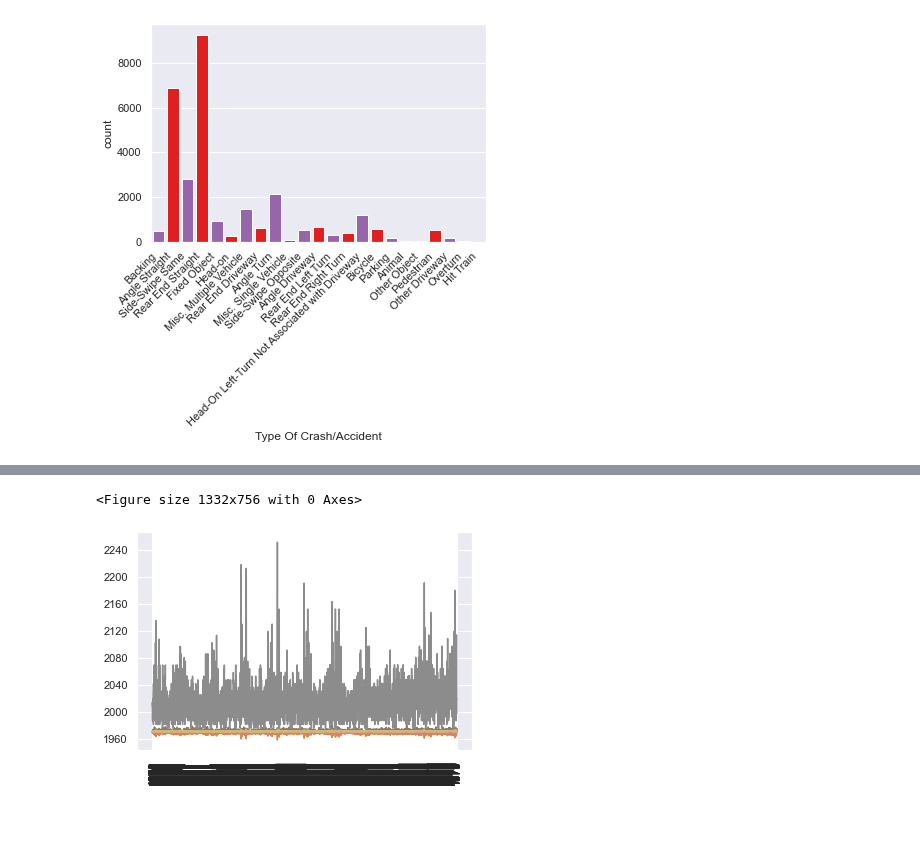
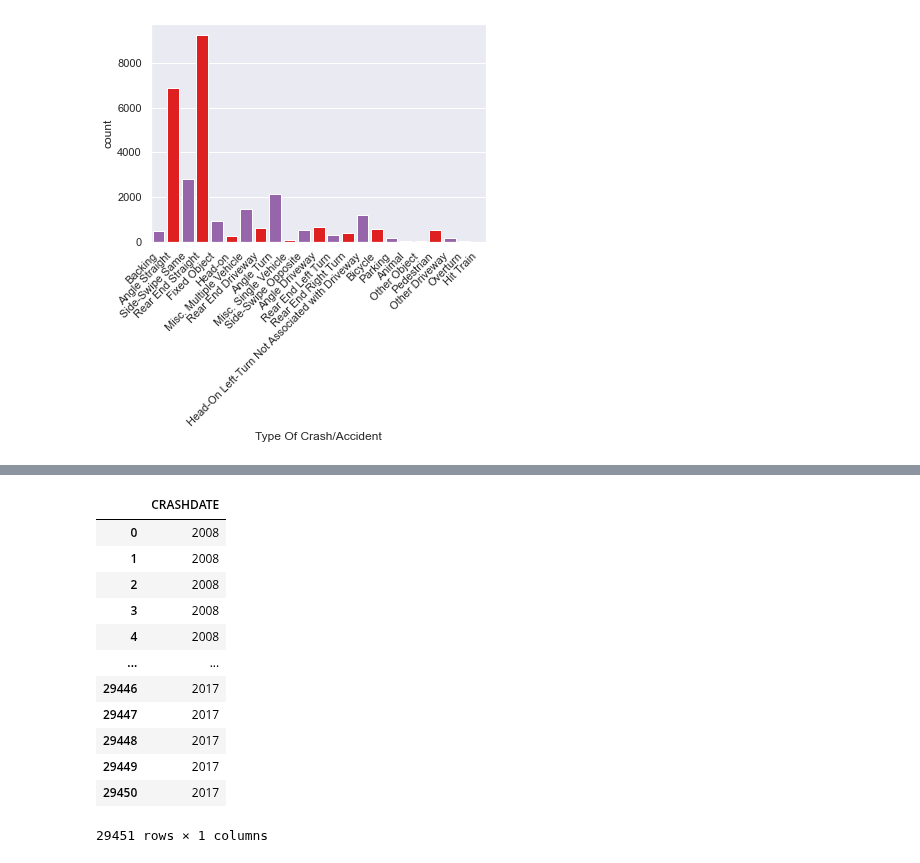
Before and after one commit to Ambush3/GR_Crash_Data, a Jupyter notebook: Crash.ipynb, the cells around one changed output, grey strips where cells are left out. Cells and saved outputs as stored; diff of their text form; code cells hidden in the pictures; blank space fills up the shorter version.

```diff
--- a/Crash.ipynb
+++ b/Crash.ipynb
@@ -471,24 +471,25 @@ df2.head()
-# %%
-data_clean['CRASHDATE'] = pd.to_datetime(data_clean['CRASHDATE'] - '%m-%d')
-
-
-
-# import matplotlib
-# import matplotlib.dates as mdates
-#
-# fig = matplotlib.pyplot.gcf()
-# fig.set_size_inches(18.5, 10.5)
-#
-# N = 90
-# drange = pd.date_range("2008-6-16", periods=N, freq='MS')
-# values = {'values': np.random.randint(1, 20, size=N)}
-#
-# fig, ax = plt.subplots()
-# ax.plot(df2.index, df2.values)
-# ax.set_xticks(df2.index)
-# ax.xaxis.set_major_formatter(mdates.DateFormatter("%Y"))
-# ax.xaxis.set_minor_formatter(mdates.DateFormatter('%Y'))
-# _=plt.xticks(rotation=90)
-# %% [output]
-<Figure size 1332x756 with 0 Axes>
-[figure, removed]
+# %%
+# data_clean['CRASHDATE'] = pd.to_datetime(data_clean['CRASHDATE'] - '%m-%d')
+from datetime import datetime
+
+
+data_clean['CRASHDATE'].dt.strftime('%Y')
+
+data_clean['CRASHDATE'].dt.strftime('%Y').to_csv('AGE.csv', index=False)
+df4 = pd.read_csv('AGE.csv')
+
+df4.head(100000)
+# %% [output]
+|  | CRASHDATE |
+| 0 | 2008 |
+| 1 | 2008 |
+| 2 | 2008 |
+| 3 | 2008 |
+| 4 | 2008 |
+| ... | ... |
+| 29446 | 2017 |
+| 29447 | 2017 |
+| 29448 | 2017 |
+| 29449 | 2017 |
+| 29450 | 2017 |
+29451 rows × 1 columns
```
Also changed, not shown: parts of 5 cells of this notebook.
